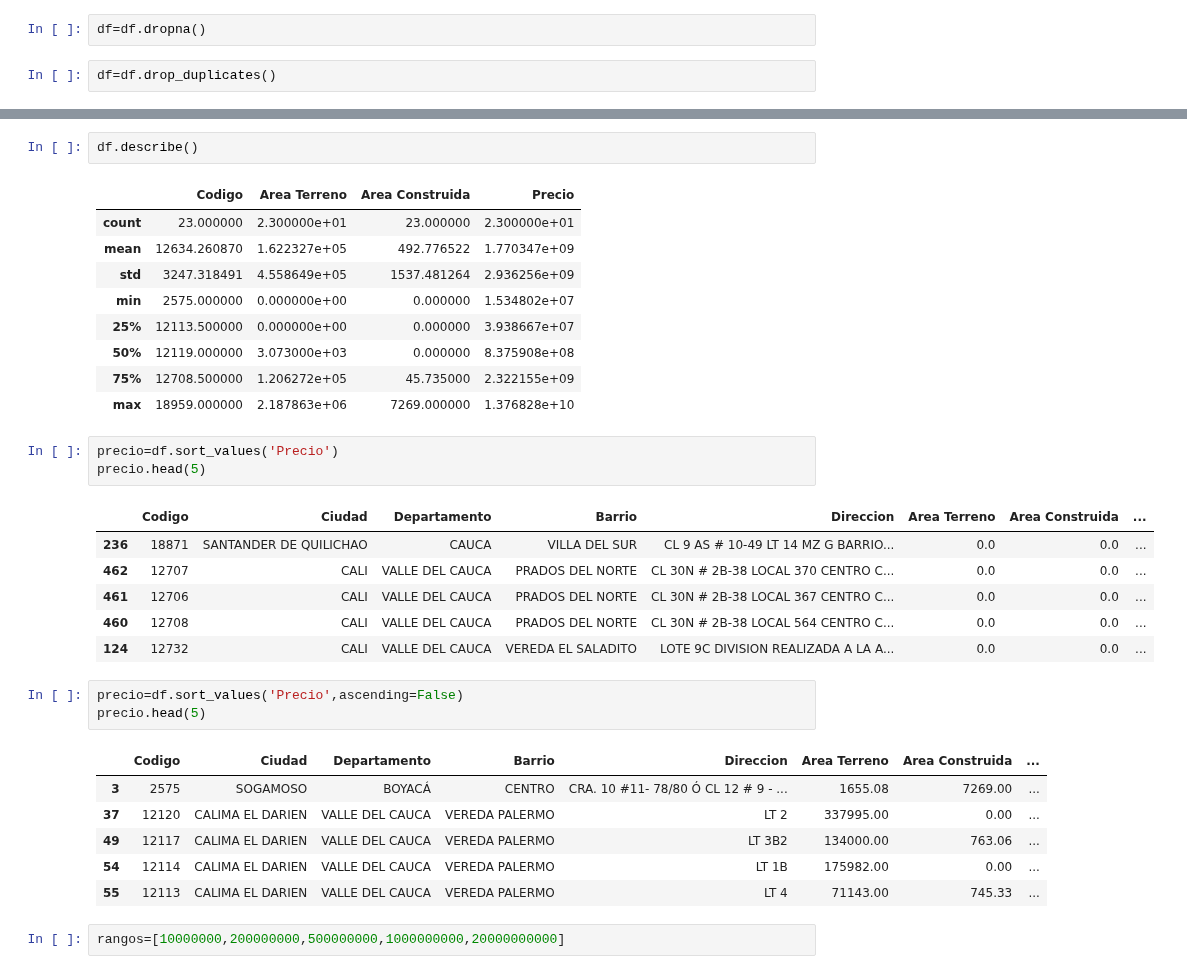
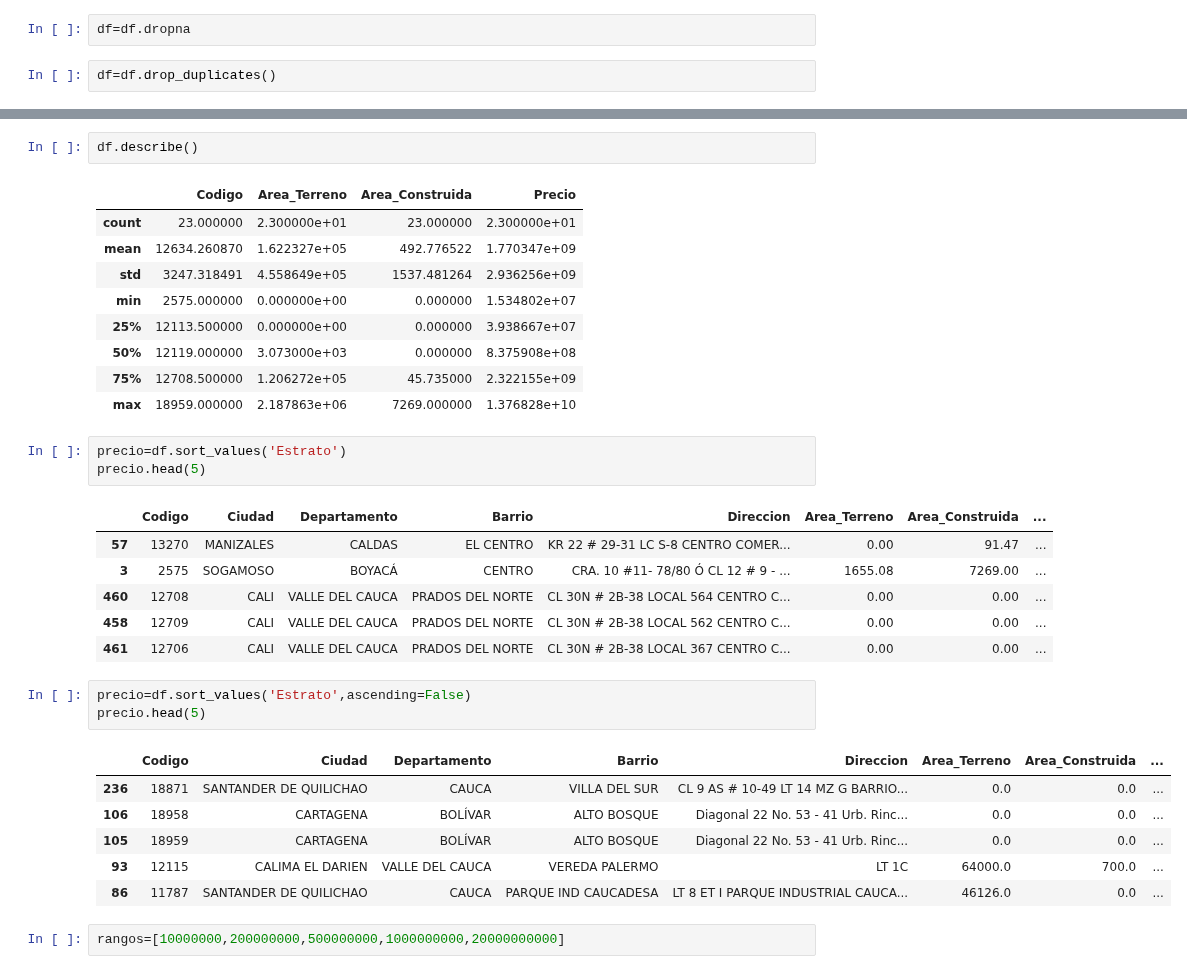
Before and after one commit to Edwardcm07/Analisis_de_datos_ejercicio_AA3-EV03, a Jupyter notebook: AA3-EV02.ipynb, the cells around one changed output, grey strips where cells are left out. Cells and saved outputs as stored; diff of their text form.

```diff
--- a/AA3-EV02.ipynb
+++ b/AA3-EV02.ipynb
@@ -63,7 +63,7 @@ Data columns (total 12 columns):
 dtypes: float64(3), int64(1), object(8)
 memory usage: 43.5+ KB
 # %%
-df=df.dropna()
+df=df.dropna
 # %%
 df=df.drop_duplicates()
 # %%
@@ -91,7 +91,7 @@ memory usage: 2.3+ KB
 # %%
 df.describe()
 # %% [output]
-|  | Codigo | Area Terreno | Area Construida | Precio |
+|  | Codigo | Area_Terreno | Area_Construida | Precio |
 | count | 23.000000 | 2.300000e+01 | 23.000000 | 2.300000e+01 |
 | mean | 12634.260870 | 1.622327e+05 | 492.776522 | 1.770347e+09 |
 | std | 3247.318491 | 4.558649e+05 | 1537.481264 | 2.936256e+09 |
@@ -101,25 +101,25 @@ df.describe()
 | 75% | 12708.500000 | 1.206272e+05 | 45.735000 | 2.322155e+09 |
 | max | 18959.000000 | 2.187863e+06 | 7269.000000 | 1.376828e+10 |
 # %%
-precio=df.sort_values('Precio')
+precio=df.sort_values('Estrato')
 precio.head(5)
 # %% [output]
-|  | Codigo | Ciudad | Departamento | Barrio | Direccion | Area Terreno | Area Construida | ... |
-| 236 | 18871 | SANTANDER DE QUILICHAO | CAUCA | VILLA DEL SUR | CL 9 AS # 10-49 LT 14 MZ G BARRIO... | 0.0 | 0.0 | ... |
-| 462 | 12707 | CALI | VALLE DEL CAUCA | PRADOS DEL NORTE | CL 30N # 2B-38 LOCAL 370 CENTRO C... | 0.0 | 0.0 | ... |
-| 461 | 12706 | CALI | VALLE DEL CAUCA | PRADOS DEL NORTE | CL 30N # 2B-38 LOCAL 367 CENTRO C... | 0.0 | 0.0 | ... |
-| 460 | 12708 | CALI | VALLE DEL CAUCA | PRADOS DEL NORTE | CL 30N # 2B-38 LOCAL 564 CENTRO C... | 0.0 | 0.0 | ... |
-| 124 | 12732 | CALI | VALLE DEL CAUCA | VEREDA EL SALADITO | LOTE 9C DIVISION REALIZADA A LA A... | 0.0 | 0.0 | ... |
+|  | Codigo | Ciudad | Departamento | Barrio | Direccion | Area_Terreno | Area_Construida | ... |
+| 57 | 13270 | MANIZALES | CALDAS | EL CENTRO | KR 22 # 29-31 LC S-8 CENTRO COMER... | 0.00 | 91.47 | ... |
+| 3 | 2575 | SOGAMOSO | BOYACÁ | CENTRO | CRA. 10 #11- 78/80 Ó CL 12 # 9 - ... | 1655.08 | 7269.00 | ... |
+| 460 | 12708 | CALI | VALLE DEL CAUCA | PRADOS DEL NORTE | CL 30N # 2B-38 LOCAL 564 CENTRO C... | 0.00 | 0.00 | ... |
+| 458 | 12709 | CALI | VALLE DEL CAUCA | PRADOS DEL NORTE | CL 30N # 2B-38 LOCAL 562 CENTRO C... | 0.00 | 0.00 | ... |
+| 461 | 12706 | CALI | VALLE DEL CAUCA | PRADOS DEL NORTE | CL 30N # 2B-38 LOCAL 367 CENTRO C... | 0.00 | 0.00 | ... |
 # %%
-precio=df.sort_values('Precio',ascending=False)
+precio=df.sort_values('Estrato',ascending=False)
 precio.head(5)
 # %% [output]
-|  | Codigo | Ciudad | Departamento | Barrio | Direccion | Area Terreno | Area Construida | ... |
-| 3 | 2575 | SOGAMOSO | BOYACÁ | CENTRO | CRA. 10 #11- 78/80 Ó CL 12 # 9 - ... | 1655.08 | 7269.00 | ... |
-| 37 | 12120 | CALIMA EL DARIEN | VALLE DEL CAUCA | VEREDA PALERMO | LT 2 | 337995.00 | 0.00 | ... |
-| 49 | 12117 | CALIMA EL DARIEN | VALLE DEL CAUCA | VEREDA PALERMO | LT 3B2 | 134000.00 | 763.06 | ... |
-| 54 | 12114 | CALIMA EL DARIEN | VALLE DEL CAUCA | VEREDA PALERMO | LT 1B | 175982.00 | 0.00 | ... |
-| 55 | 12113 | CALIMA EL DARIEN | VALLE DEL CAUCA | VEREDA PALERMO | LT 4 | 71143.00 | 745.33 | ... |
+|  | Codigo | Ciudad | Departamento | Barrio | Direccion | Area_Terreno | Area_Construida | ... |
+| 236 | 18871 | SANTANDER DE QUILICHAO | CAUCA | VILLA DEL SUR | CL 9 AS # 10-49 LT 14 MZ G BARRIO... | 0.0 | 0.0 | ... |
+| 106 | 18958 | CARTAGENA | BOLÍVAR | ALTO BOSQUE | Diagonal 22 No. 53 - 41 Urb. Rinc... | 0.0 | 0.0 | ... |
+| 105 | 18959 | CARTAGENA | BOLÍVAR | ALTO BOSQUE | Diagonal 22 No. 53 - 41 Urb. Rinc... | 0.0 | 0.0 | ... |
+| 93 | 12115 | CALIMA EL DARIEN | VALLE DEL CAUCA | VEREDA PALERMO | LT 1C | 64000.0 | 700.0 | ... |
+| 86 | 11787 | SANTANDER DE QUILICHAO | CAUCA | PARQUE IND CAUCADESA | LT 8 ET I PARQUE INDUSTRIAL CAUCA... | 46126.0 | 0.0 | ... |
 # %%
 rangos=[10000000,200000000,500000000,1000000000,20000000000]
 # %%
```
Also changed, not shown: parts of 13 cells of this notebook.
